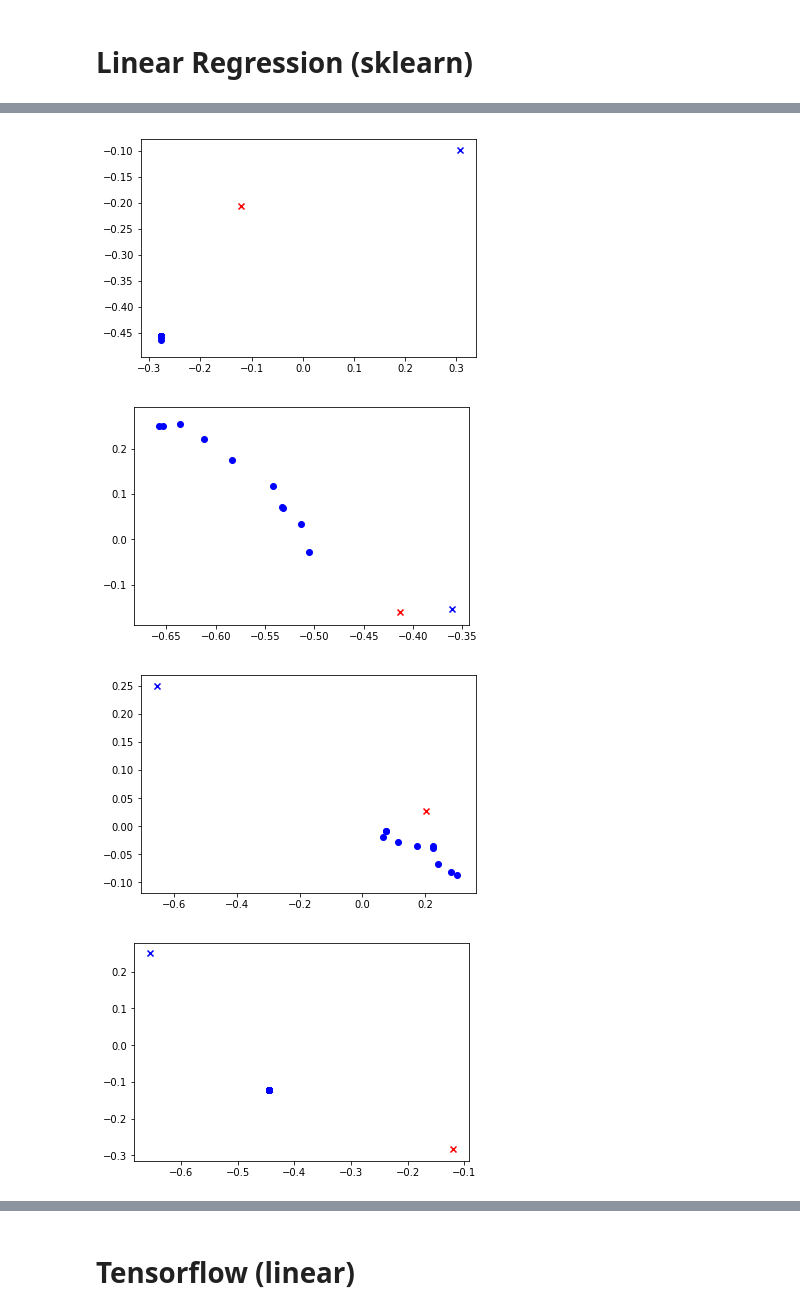
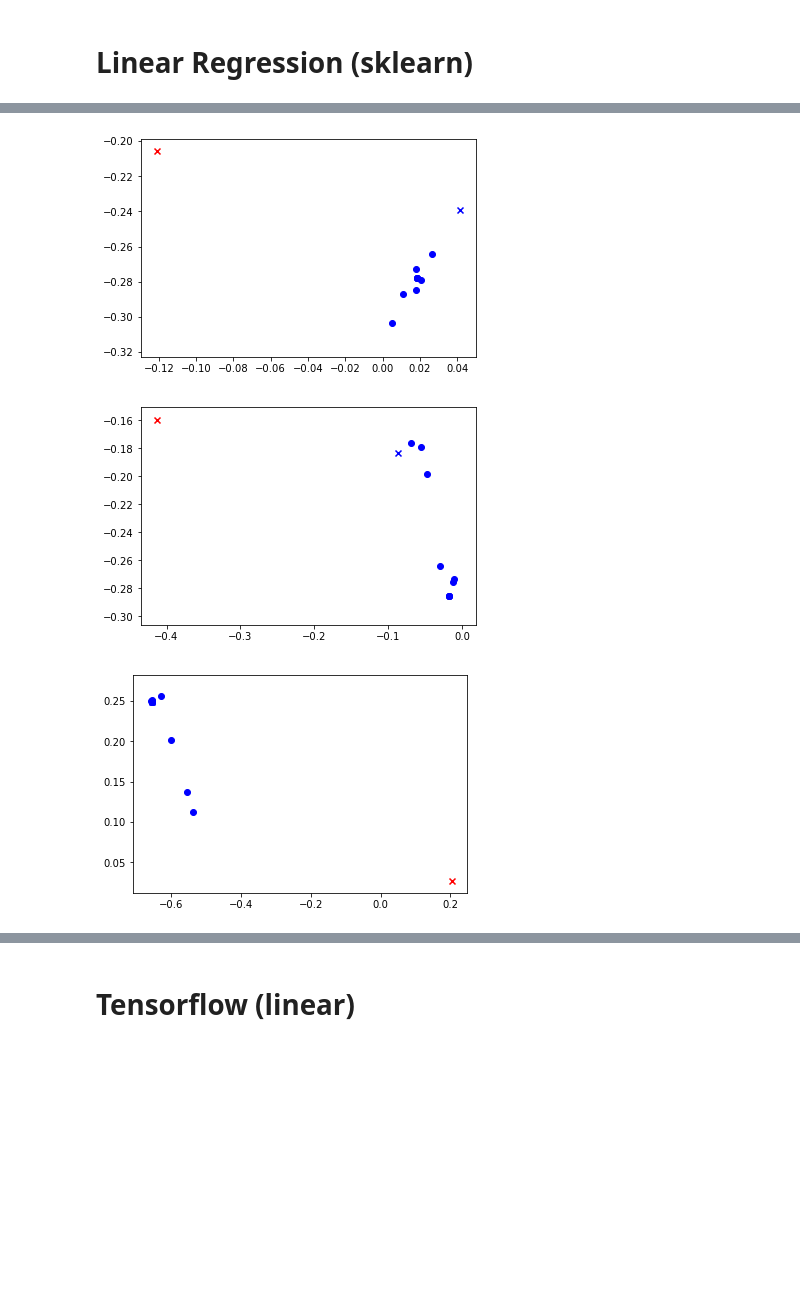
Before and after one commit to ejklike/hyundai-destpred, a Jupyter notebook: pilot (model exploration).ipynb, the cells around one changed output, grey strips where cells are left out. Saved outputs shown, nothing was run; the diff lists cells and outputs as text; code cells hidden in the pictures; blank space fills up the shorter version.

```diff
--- a/pilot (model exploration).ipynb
+++ b/pilot (model exploration).ipynb
@@ -75,9 +75,8 @@ mean_squared_error(y_tst, y_hat)
 # %%
 # path_idx = 0
-for path_idx in range(10):
-    visualize_predicted_destination(x_trn[path_idx], y_trn[path_idx], y_hat[path_idx])
+for path_idx in range(3):
+    visualize_predicted_destination(x_tst[path_idx], y_tst[path_idx], y_hat[path_idx])
 # %% [output]
-[figure, old version]
+[figure, new version]
-[figure, old version]
+[figure, new version]
-[figure, old version]
+[figure, new version]
-[figure, removed]
```
Also changed, not shown: parts of 10 cells of this notebook, 4 other files.
